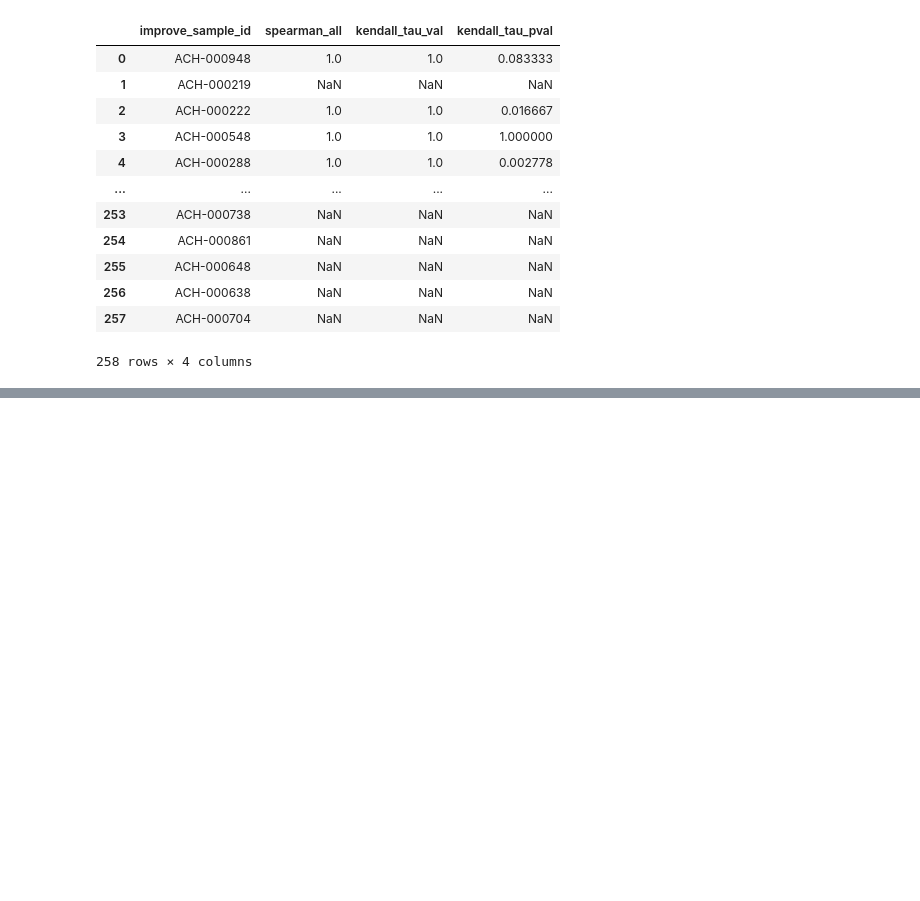
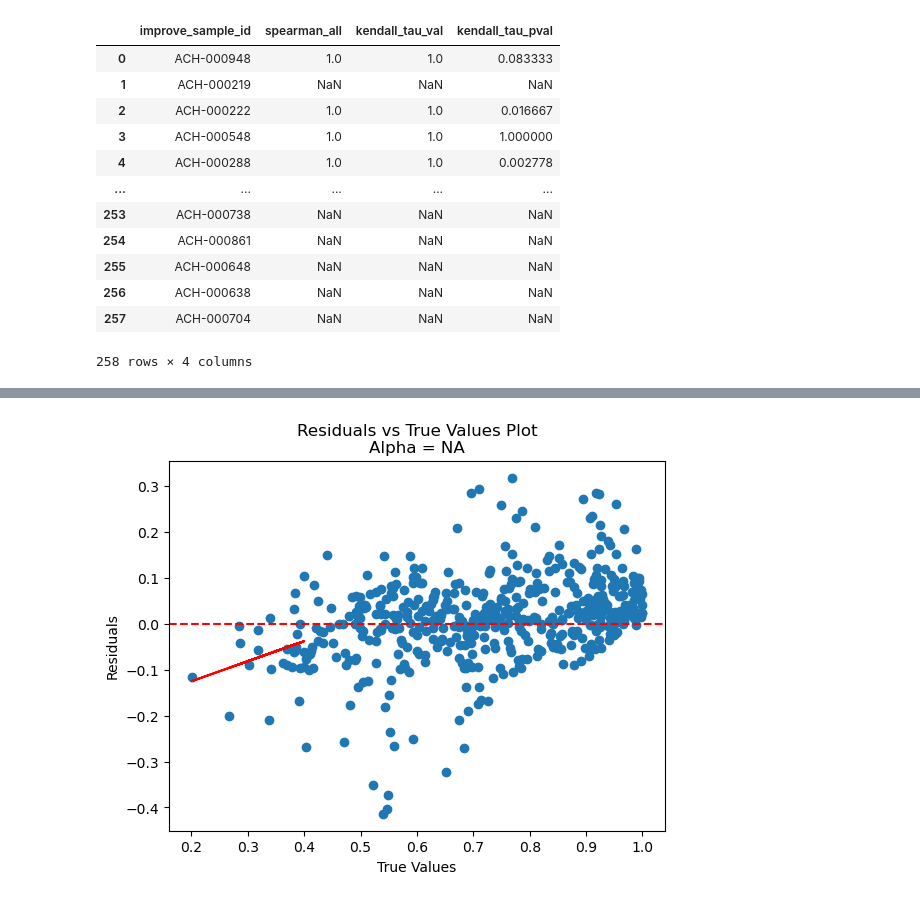
Before and after one commit to JDACS4C-IMPROVE/Scratch, a Jupyter notebook: alt-scores/mae_poly.ipynb, the cells around one changed output, grey strips where cells are left out. Drawn from its saved outputs; the diff is of its cells as text; code cells hidden in the pictures; blank space fills up the shorter version.

Commit message:
Added logcosh

```diff
--- a/alt-scores/mae_poly.ipynb
+++ b/alt-scores/mae_poly.ipynb
@@ -443,0 +593,5 @@ make_rank_df(test_e7)
+# %%
+folder = os.path.join(data, "logcosh")
+os.listdir(folder)
+test_lc = pd.read_csv(os.path.join(folder, "test_y_data_predicted_cosh.csv"))
+test_lc
@@ -443,0 +612,4 @@ make_rank_df(test_e7)
+# %%
+res_v_true(test_lc, "NA", 0.4)
+# %% [output]
+[figure, added]
```
Also changed, not shown: parts of 23 cells of this notebook.
